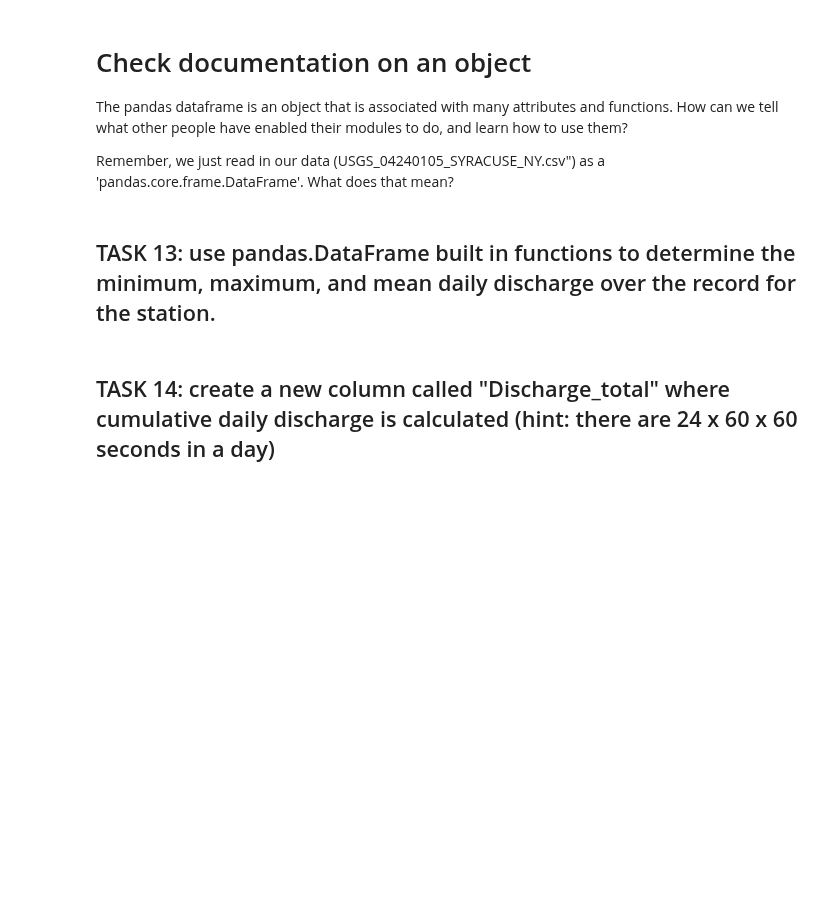
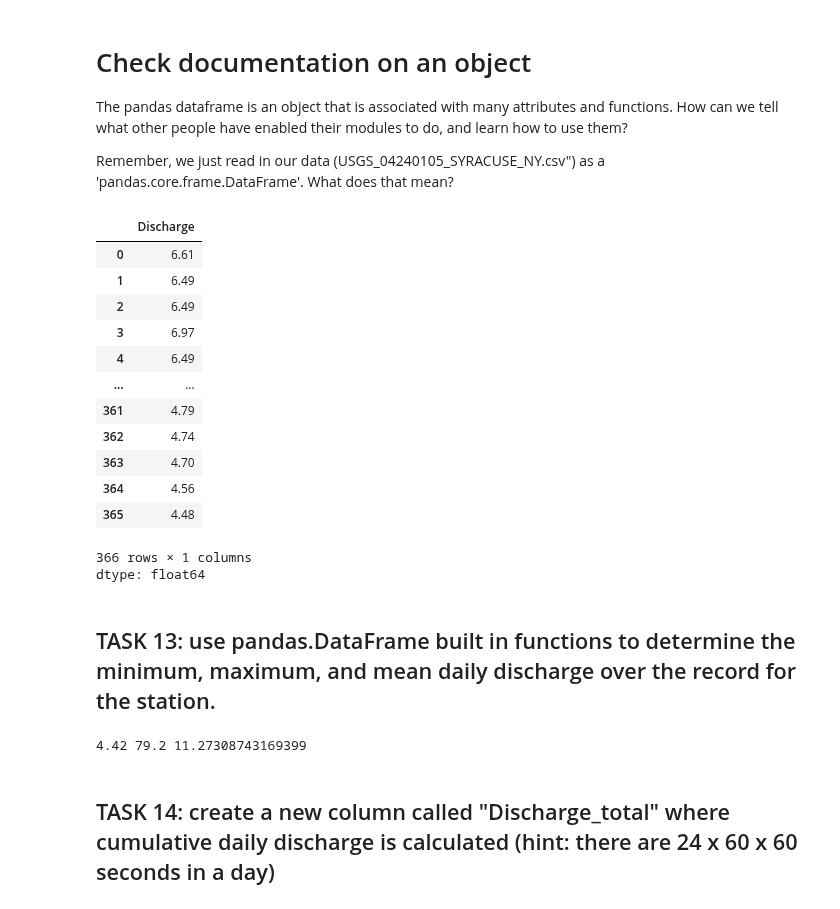
Before and after one commit to LizCarter492/EnvDatSci, a Jupyter notebook: CodeSprints/Python101.ipynb, the cells around one changed output. Drawn from its saved outputs; the diff is of its cells as text; code cells hidden in the pictures; blank space fills up the shorter version.

```diff
--- a/CodeSprints/Python101.ipynb
+++ b/CodeSprints/Python101.ipynb
@@ -421,7 +426,8 @@ This .csv file is a record of daily discharge from a USGS stream gage near campu
 Now that you've got the filepath set up so that python can see your stream discharge data, let's open it as a pandas data frame using the pandas.read_csv() function. This is similar to what we would do opening new data in Excel
 # %%
 #If you are running this from Google Colab outside the GitHub repository, uncoment the line below
-stream = pd.read_csv('data/USGS_04240105_SYRACUSE_NY(1).csv', infer_datetime_format=True)
+import pandas as pd
+stream = pd.read_csv('USGS_04240105_SYRACUSE_NY.csv', infer_datetime_format=True)
 
 #If you are running this from a GitHub repository, uncomment the line below.
 #stream = pd.read_csv('../data/USGS_04240105_SYRACUSE_NY(1).csv', infer_datetime_format=True)
@@ -447,8 +461,23 @@ Remember, we just read in our data (USGS_04240105_SYRACUSE_NY.csv") as a 'pandas
 #This gives you full documentation
 # %%
 #Or we can use the 'dot' 'tab' magic.
-stream.
+stream.Discharge
 #Don't click Enter!!! Click 'Tab'. What happens?
+# %% [output]
+|  | Discharge |
+| 0 | 6.61 |
+| 1 | 6.49 |
+| 2 | 6.49 |
+| 3 | 6.97 |
+| 4 | 6.49 |
+| ... | ... |
+| 361 | 4.79 |
+| 362 | 4.74 |
+| 363 | 4.70 |
+| 364 | 4.56 |
+| 365 | 4.48 |
+366 rows × 1 columns
+dtype: float64
 # %%
 #We can use 'dot' 'tab' and question marks together!
 ?stream.min
@@ -457,10 +486,12 @@ stream.
 ## TASK 13: use pandas.DataFrame built in functions to determine the minimum, maximum, and mean daily discharge over the record for the station.
 # %%
 #use pandas.DataFrame functions to assign appropriate values to the variables here.
-min_dis =
-max_dis =
-mean_dis =
+min_dis = stream.Discharge.min()
+max_dis = stream.Discharge.max()
+mean_dis = stream.Discharge.mean()
 print(min_dis, max_dis, mean_dis)
+# %% [output]
+4.42 79.2 11.27308743169399
 # %% [markdown]
 ## TASK 14: create a new column called "Discharge_total" where cumulative daily discharge is calculated (hint: there are 24 x 60 x 60 seconds in a day)
 # %%
```
Also changed, not shown: parts of 3 cells of this notebook.
